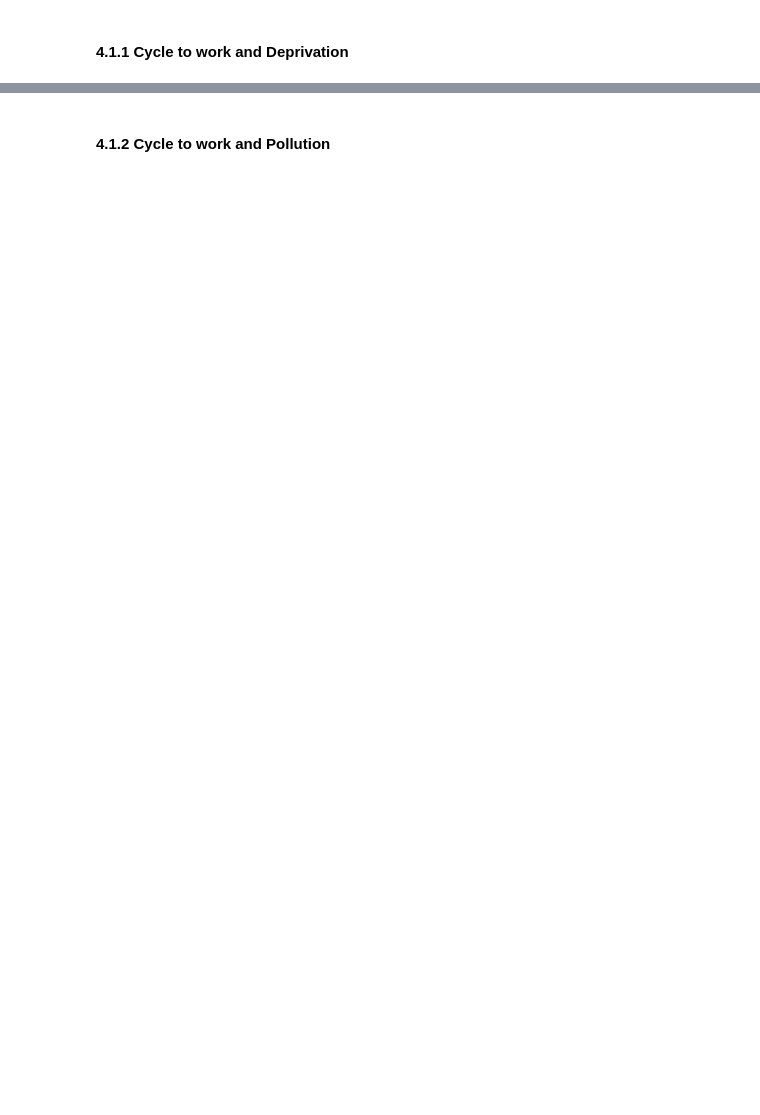
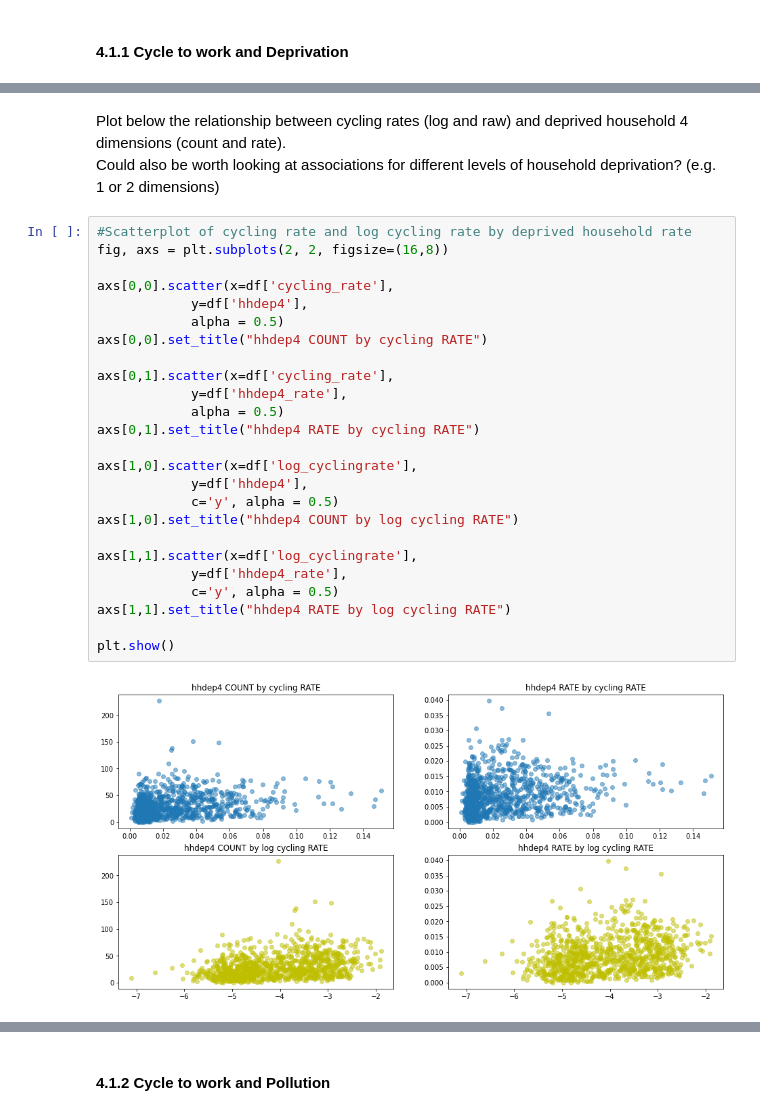
Before and after one commit to ZacharyP-E/qm_group25, a Jupyter notebook: qm_group_code.ipynb, the cells around one changed output, grey strips where cells are left out. Saved outputs shown, nothing was run; the diff lists cells and outputs as text; blank space fills up the shorter version.

```diff
--- a/qm_group_code.ipynb
+++ b/qm_group_code.ipynb
@@ -479,3 +483,33 @@ plt.show()
+# %% [markdown]
+Plot below the relationship between cycling rates (log and raw) and deprived household 4 dimensions (count and rate).
+Could also be worth looking at associations for different levels of household deprivation? (e.g. 1 or 2 dimensions)
+# %%
+#Scatterplot of cycling rate and log cycling rate by deprived household rate
+fig, axs = plt.subplots(2, 2, figsize=(16,8))
+
+axs[0,0].scatter(x=df['cycling_rate'],
+            y=df['hhdep4'],
+            alpha = 0.5)
+axs[0,0].set_title("hhdep4 COUNT by cycling RATE")
+
+axs[0,1].scatter(x=df['cycling_rate'],
+            y=df['hhdep4_rate'],
+            alpha = 0.5)
+axs[0,1].set_title("hhdep4 RATE by cycling RATE")
+
+axs[1,0].scatter(x=df['log_cyclingrate'],
+            y=df['hhdep4'],
+            c='y', alpha = 0.5)
+axs[1,0].set_title("hhdep4 COUNT by log cycling RATE")
+
+axs[1,1].scatter(x=df['log_cyclingrate'],
+            y=df['hhdep4_rate'],
+            c='y', alpha = 0.5)
+axs[1,1].set_title("hhdep4 RATE by log cycling RATE")
+
+plt.show()
+# %% [output]
+[figure, added]
 # %%
 fig, ax = plt.subplots(1, figsize = (10,8))
 sns.regplot(data = df, x="log_cyclingrate",
```
Also changed, not shown: parts of 8 cells of this notebook.
